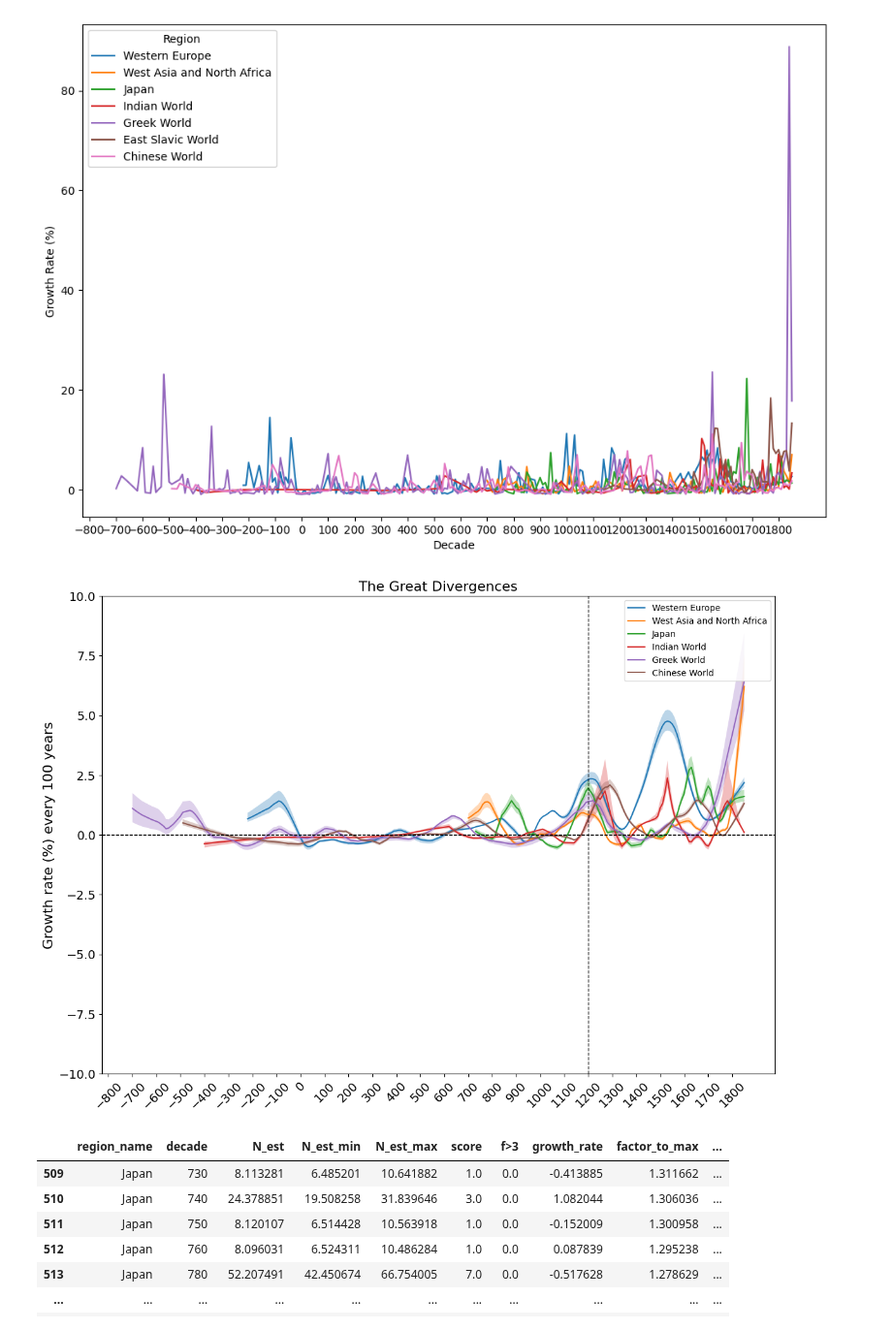
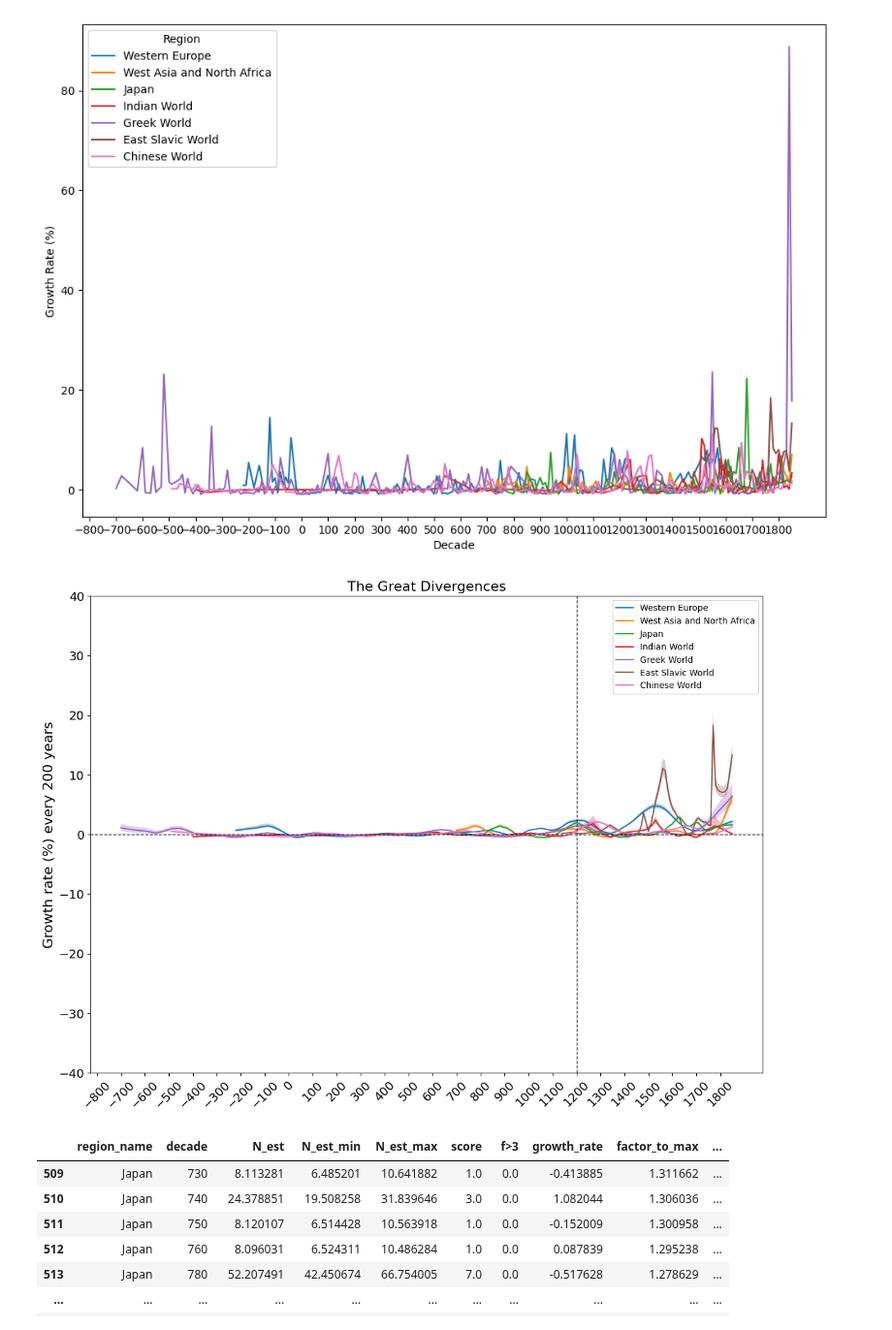
Before and after one commit to charlesdedampierre/cultura, a Jupyter notebook: 19 - run_index_growth_great_divergence.ipynb, the cells around one changed output. Shown at 97% size. Cells and saved outputs as stored; diff of their text form; code cells hidden in the pictures.

```diff
--- a/19 - run_index_growth_great_divergence.ipynb
+++ b/19 - run_index_growth_great_divergence.ipynb
@@ -362,8 +314,8 @@ max_n_est = float('-inf')
 # Adding smoothing and plotting for each region
 for region in df['region_name'].unique():
 
-    if region == 'East Slavic World':
-        continue
+    # if region == 'East Slavic World':
+    #     continue
 
     region_data = df[df['region_name'] == region]
     region_data.sort_values(by='decade', inplace=True)
@@ -395,36 +347,36 @@ for region in df['region_name'].unique():
 # ticks_rounded = [custom_round(tick) for tick in ticks_original]
 
 # #ticks_rounded = np.around(ticks_original / 10) * 10
 
 # # Remove duplicates, keeping only the last occurrence
 # unique_ticks = {}
 # for tick, original in zip(ticks_rounded, ticks_log):
 #     unique_ticks[tick] = original  # This will overwrite the tick with its last occurrence
 
 # # Now, set the ticks and labels, skipping duplicates
 # final_ticks = sorted(unique_ticks.items())  # Sort ticks by their values
 # ax.set_yticks([item[1] for item in final_ticks])  # Set the unique tick positions
 # ax.set_yticklabels(['{:.0f}'.format(item[0]) for item in final_ticks])  # Set the unique tick labels
 
 # Set the size of x-axis and y-axis tick labels
 ax.tick_params(axis='x', labelsize=14)  # Increase x-axis tick label size
 ax.tick_params(axis='y', labelsize=14)  # Increase y-axis tick label size
 ax.axhline(y=0, color='black', linestyle='--', linewidth=1, label=None)
 ax.axvline(x=1200, color='black', linestyle='--', linewidth=1, label=None)
 
-ax.set_ylim(-10,10)  # Limit y-axis to range between -10 and 10
+ax.set_ylim(-40,40)  # Limit y-axis to range between -10 and 10
 
 
 ax.set_xticks(np.arange(-800, 1850, 100))  # Set x-ticks every 200 years
 # Rotating x-ticks by 45 degrees for better readability
 ax.tick_params(axis='x', rotation=45)
 ax.set_xlabel('')
-ax.set_ylabel('Growth rate (%) every 100 years', fontsize = 16)
+ax.set_ylabel('Growth rate (%) every 200 years', fontsize = 16)
 ax.set_title('The Great Divergences', fontsize = 16)
 ax.legend()
 plt.show()
 # %% [output]
-[figure, old version]
+[figure, new version]
 # %%
 df[df['region_name']=='Japan']
 # %% [output]
```
Also changed, not shown: parts of 6 cells of this notebook, 2 other files.
